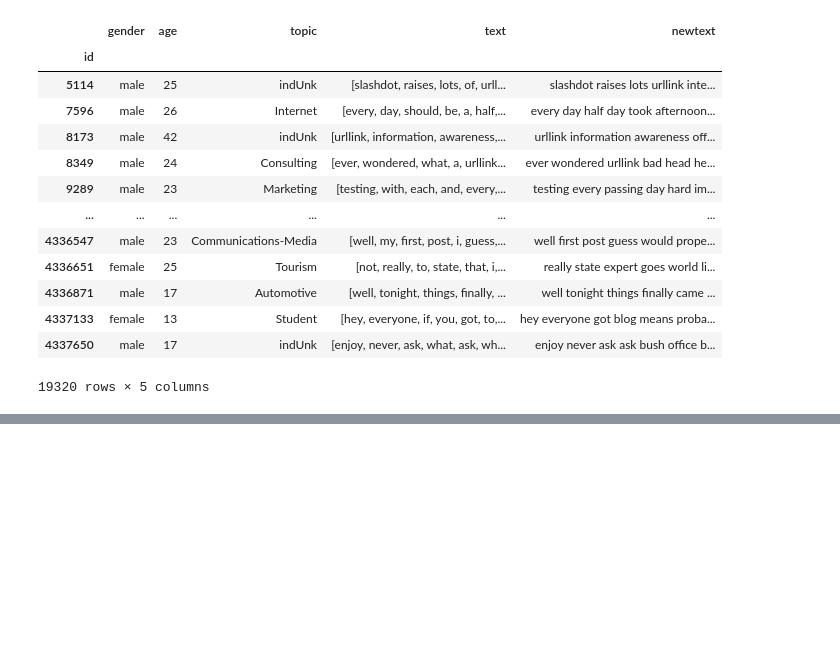
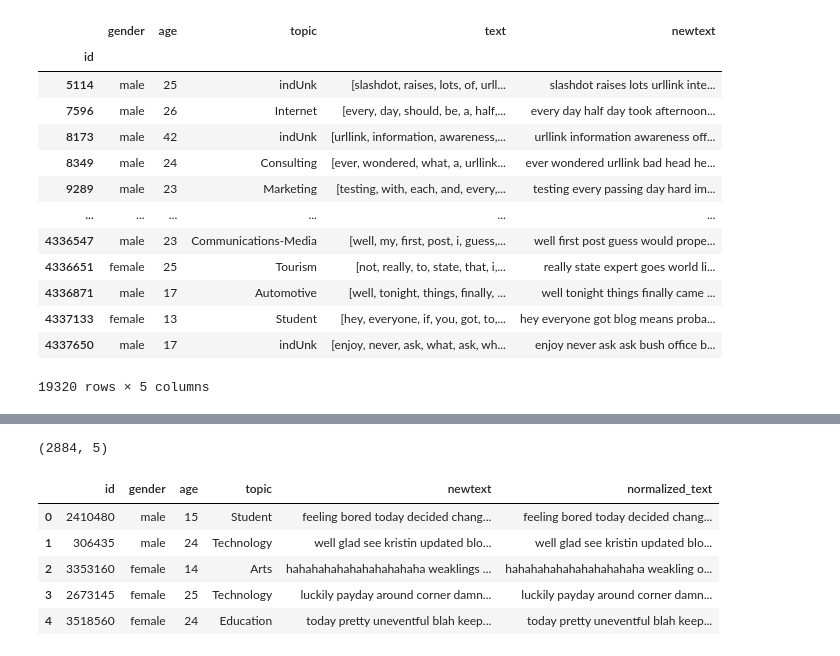
Before and after one commit to Arcanus07/Linguistic-Analysis, a Jupyter notebook: Preprocessing/LA - Preprocessing.ipynb, the cells around one changed output, grey strips where cells are left out. Drawn from its saved outputs; the diff is of its cells as text; code cells hidden in the pictures; blank space fills up the shorter version.

Commit message:
Lemmatized

```diff
--- a/Preprocessing/LA - Preprocessing.ipynb
+++ b/Preprocessing/LA - Preprocessing.ipynb
@@ -141,0 +213,3 @@ df_new.to_csv('la.csv', index = True)
+# %%
+df = pd.read_csv('la.csv')
+df.head()
@@ -141,0 +223,4 @@ df_new.to_csv('la.csv', index = True)
+# %%
+df.shape
+# %% [output]
+(2884, 5)
@@ -141,0 +234,2 @@ df_new.to_csv('la.csv', index = True)
+# %%
+lemma = WordNetLemmatizer()
@@ -141,0 +238,23 @@ df_new.to_csv('la.csv', index = True)
+# %%
+def normalizer(blogs):
+    blogs = " ".join(filter(lambda x: x[0] != '@', blogs.split()))
+    blogs = re.sub('[^a-zA-Z]', ' ', blogs)
+    blogs = blogs.lower()
+    blogs = re.sub(' +', ' ', blogs).strip()
+    blogs = blogs.split()
+    blogs = [word for word in blogs if not word in set(stopwords.words('english'))]
+    blogs = [lemma.lemmatize(word) for word in blogs]
+
+    blogs = " ".join(blogs)
+    return blogs
+# %%
+df['normalized_text'] = df.newtext.apply(normalizer)
+# %%
+df.head()
+# %% [output]
+|  | id | gender | age | topic | newtext | normalized_text |
+| 0 | 2410480 | male | 15 | Student | feeling bored today decided chang... | feeling bored today decided chang... |
+| 1 | 306435 | male | 24 | Technology | well glad see kristin updated blo... | well glad see kristin updated blo... |
+| 2 | 3353160 | female | 14 | Arts | hahahahahahahahahahaha weaklings ... | hahahahahahahahahahaha weakling o... |
+| 3 | 2673145 | female | 25 | Technology | luckily payday around corner damn... | luckily payday around corner damn... |
+| 4 | 3518560 | female | 24 | Education | today pretty uneventful blah keep... | today pretty uneventful blah keep... |
```
Also changed, not shown: parts of 18 cells of this notebook.
